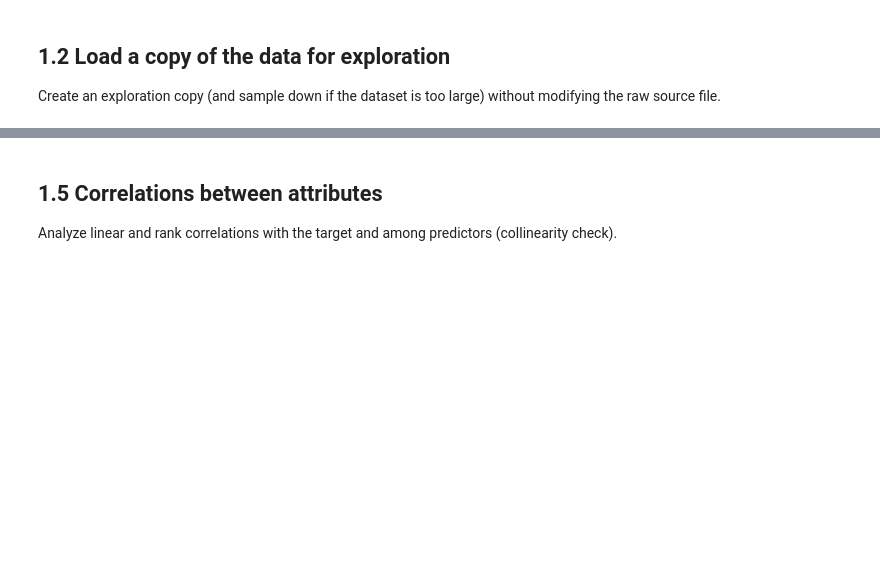
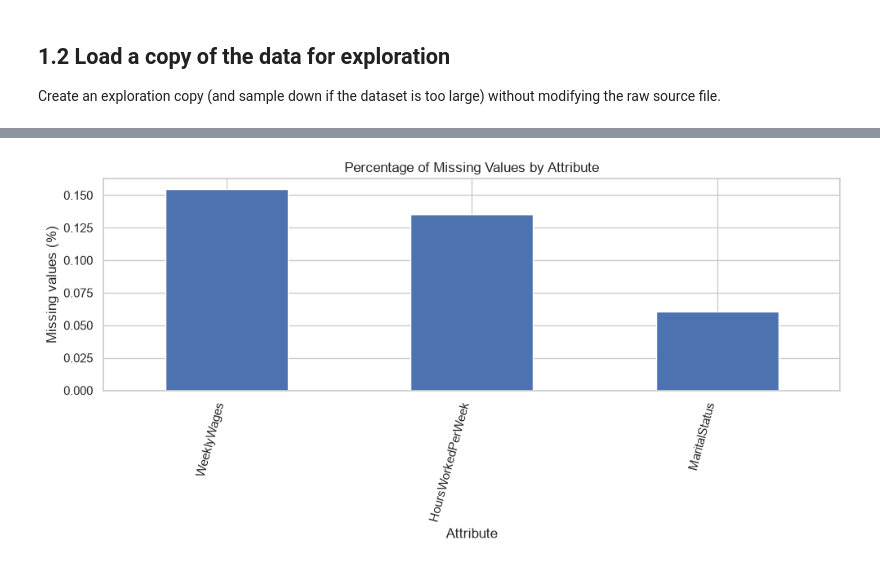
Before and after one commit to coredium98/insy674-group-project, a Jupyter notebook: notebooks/01_explore_data.ipynb, the cells around one changed output, grey strips where cells are left out. Saved outputs shown, nothing was run; the diff lists cells and outputs as text; code cells hidden in the pictures; blank space fills up the shorter version.

```diff
--- a/notebooks/01_explore_data.ipynb
+++ b/notebooks/01_explore_data.ipynb
@@ -33,0 +47,6 @@ FIGURES_DIR = Path("../reports/figures")
+# %%
+df = pd.read_csv(RAW_DATA_DIR / "train.csv")
+
+print("Dataset shape:", df.shape)
+display(df.head())
+display(df.sample(min(5, len(df)), random_state=RANDOM_STATE))
@@ -33,0 +67,11 @@ FIGURES_DIR = Path("../reports/figures")
+# %%
+eda_df = df.copy()
+
+# Optional: use a reproducible sample for exploratory plots.
+eda_sample = eda_df.sample(
+    n=min(10_000, len(eda_df)),
+    random_state=RANDOM_STATE
+)
+
+print("Full data:", eda_df.shape)
+print("Exploration sample:", eda_sample.shape)
@@ -83,6 +232,27 @@ Every plot must include clear axis labels, a title, and a written takeaway below
 # %%
 # Plot target distribution (raw vs. log-transformed if skewed)
+missing_pct = (
+    eda_df.isna().mean().mul(100)
+    .sort_values(ascending=False)
+)
+
+missing_pct = missing_pct[missing_pct > 0]
+
+if len(missing_pct) > 0:
+    plt.figure(figsize=(10, 5))
+    missing_pct.plot(kind="bar")
+    plt.ylabel("Missing values (%)")
+    plt.xlabel("Attribute")
+    plt.title("Percentage of Missing Values by Attribute")
+    plt.xticks(rotation=75, ha="right")
+    plt.tight_layout()
+    plt.savefig(
+        FIGURES_DIR / "missing_values.png",
+        dpi=150,
+        bbox_inches="tight"
+    )
+    plt.show()
+else:
+    print("No missing values found.")
+# %% [output]
+[figure, added]
-# %% [markdown]
-## 1.5 Correlations between attributes
-
-Analyze linear and rank correlations with the target and among predictors (collinearity check).
```
Also changed, not shown: parts of 22 cells of this notebook.
